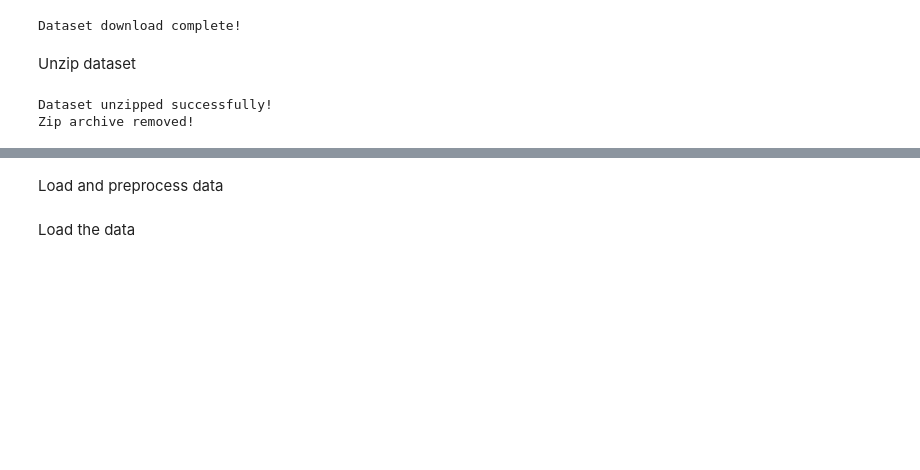
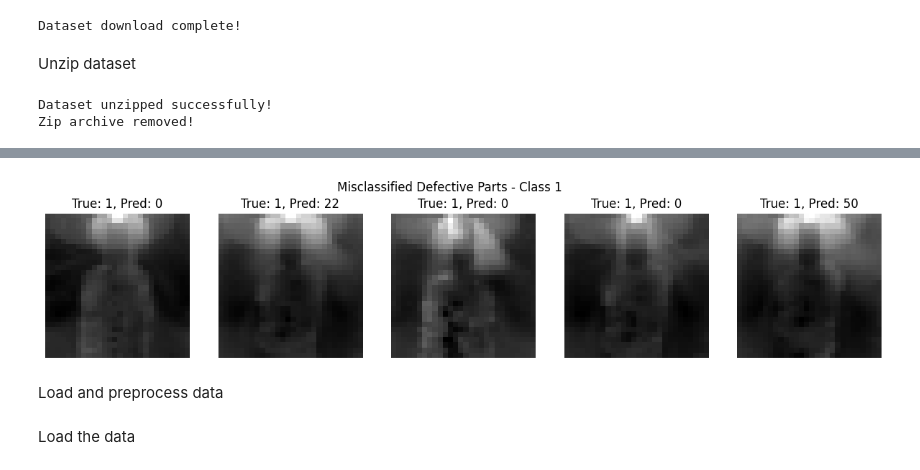
Before and after one commit to ketayon/womaium_project, a Jupyter notebook: Task_5_quantum.ipynb, the cells around one changed output, grey strips where cells are left out. Saved outputs shown, nothing was run; the diff lists cells and outputs as text; code cells hidden in the pictures; blank space fills up the shorter version.

```diff
--- a/Task_5_quantum.ipynb
+++ b/Task_5_quantum.ipynb
@@ -73,3 +309,24 @@ Zip archive removed!
+# %%
+# Visualize some misclassified defective parts
+def visualize_misclassified_parts(X_val, y_val, val_preds, class_label):
+    misclassified_indices = [i for i, (true, pred) in enumerate(zip(y_val, val_preds)) if true == class_label and pred != class_label]
+    if not misclassified_indices:
+        print(f"No misclassified parts for class {class_label}")
+        return
+
+    fig, axes = plt.subplots(1, min(5, len(misclassified_indices)), figsize=(15, 3))
+    for ax, idx in zip(axes, misclassified_indices[:5]):
+        img = X_val[idx].reshape(28, 28)
+        ax.imshow(img, cmap='gray')
+        ax.set_title(f"True: {y_val[idx]}, Pred: {val_preds[idx]}")
+        ax.axis('off')
+    plt.suptitle(f"Misclassified Defective Parts - Class {class_label}")
+    plt.show()
+
+# Assume class 1 is defective part, change if needed
+visualize_misclassified_parts(X_val, y_val, val_preds, class_label=1)
+# %% [output]
+[figure, added]
 # %% [markdown]
 Load and preprocess data
 # %%
```
Also changed, not shown: parts of 21 cells of this notebook.
